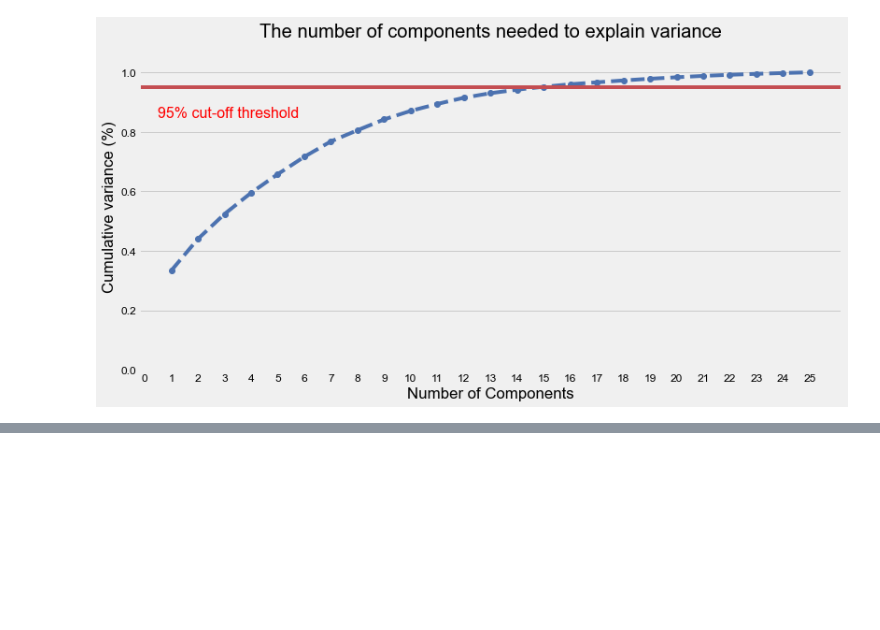
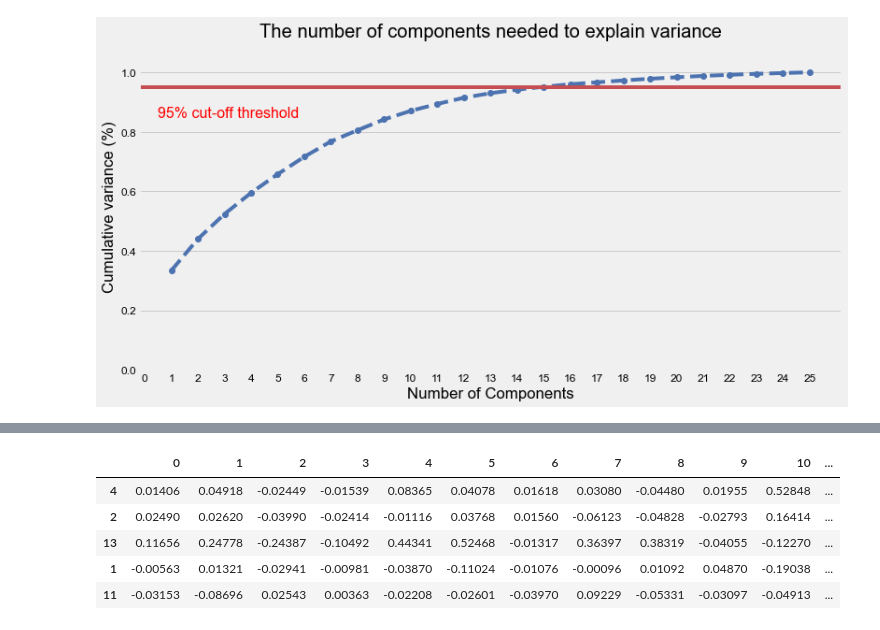
Before and after one commit to ybendou/mini-projet-ml-mce, a Jupyter notebook: explore/explore1.ipynb, the cells around one changed output, grey strips where cells are left out. Saved outputs shown, nothing was run; the diff lists cells and outputs as text; code cells hidden in the pictures; blank space fills up the shorter version.

```diff
--- a/explore/explore1.ipynb
+++ b/explore/explore1.ipynb
@@ -146,0 +139,9 @@ plt.show()
+# %%
+data_compressed.sample(5)
+# %% [output]
+|  | 0 | 1 | 2 | 3 | 4 | 5 | 6 | 7 | 8 | 9 | 10 | ... |
+| 4 | 0.01406 | 0.04918 | -0.02449 | -0.01539 | 0.08365 | 0.04078 | 0.01618 | 0.03080 | -0.04480 | 0.01955 | 0.52848 | ... |
+| 2 | 0.02490 | 0.02620 | -0.03990 | -0.02414 | -0.01116 | 0.03768 | 0.01560 | -0.06123 | -0.04828 | -0.02793 | 0.16414 | ... |
+| 13 | 0.11656 | 0.24778 | -0.24387 | -0.10492 | 0.44341 | 0.52468 | -0.01317 | 0.36397 | 0.38319 | -0.04055 | -0.12270 | ... |
+| 1 | -0.00563 | 0.01321 | -0.02941 | -0.00981 | -0.03870 | -0.11024 | -0.01076 | -0.00096 | 0.01092 | 0.04870 | -0.19038 | ... |
+| 11 | -0.03153 | -0.08696 | 0.02543 | 0.00363 | -0.02208 | -0.02601 | -0.03970 | 0.09229 | -0.05331 | -0.03097 | -0.04913 | ... |
```
Also changed, not shown: parts of 10 cells of this notebook, 2 other files.
